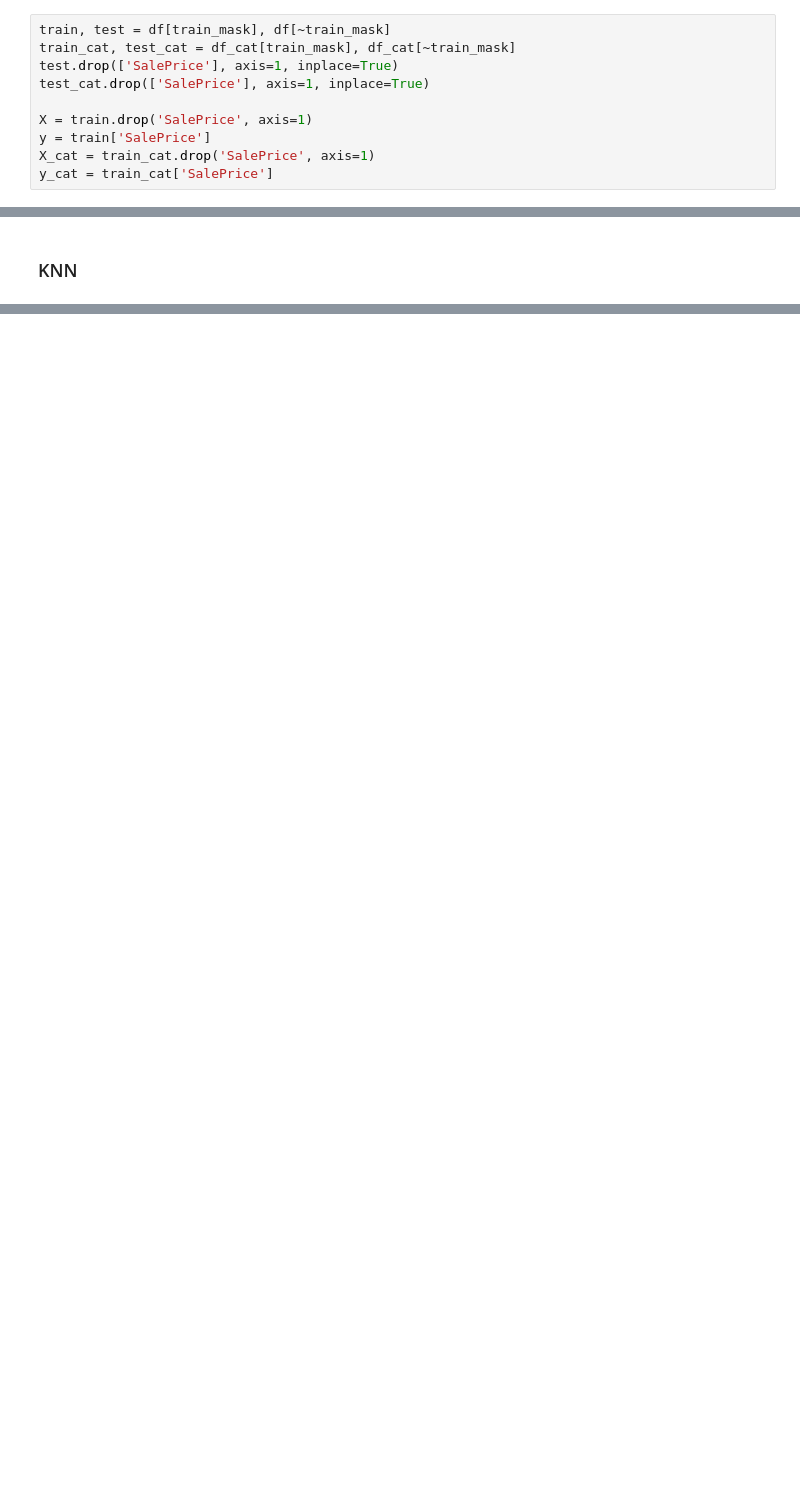
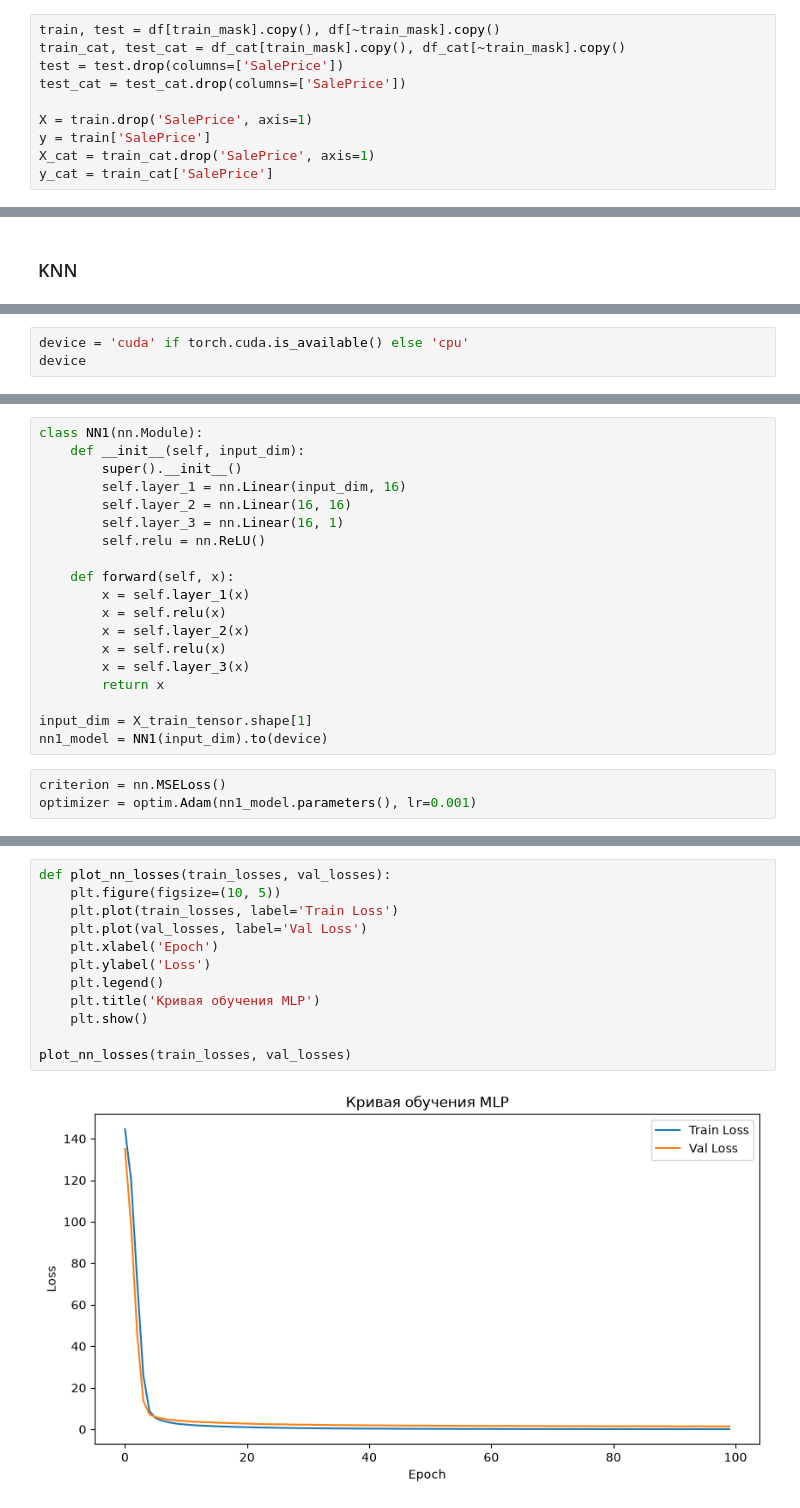
Before and after one commit to mukhamed-nnn/house_prices, a Jupyter notebook: eda.ipynb, the cells around one changed output, grey strips where cells are left out. Cells and saved outputs as stored; diff of their text form; blank space fills up the shorter version.

```diff
--- a/eda.ipynb
+++ b/eda.ipynb
@@ -236,10 +335,10 @@ df_cat = df.copy()
 df = pd.get_dummies(df, columns=ohe_features)
 df = target_encode_cv(df, train_mask, target_features, y=df.loc[train_mask, 'SalePrice'], cv=cv, smoothing=10)
 # %%
-train, test = df[train_mask], df[~train_mask]
-train_cat, test_cat = df_cat[train_mask], df_cat[~train_mask]
-test.drop(['SalePrice'], axis=1, inplace=True)
-test_cat.drop(['SalePrice'], axis=1, inplace=True)
+train, test = df[train_mask].copy(), df[~train_mask].copy()
+train_cat, test_cat = df_cat[train_mask].copy(), df_cat[~train_mask].copy()
+test = test.drop(columns=['SalePrice'])
+test_cat = test_cat.drop(columns=['SalePrice'])
 
 X = train.drop('SalePrice', axis=1)
 y = train['SalePrice']
@@ -362,0 +700,3 @@ lr_model = results_stage1['lr']['model']
+# %%
+device = 'cuda' if torch.cuda.is_available() else 'cpu'
+device
@@ -362,0 +719,22 @@ lr_model = results_stage1['lr']['model']
+# %%
+class NN1(nn.Module):
+    def __init__(self, input_dim):
+        super().__init__()
+        self.layer_1 = nn.Linear(input_dim, 16)
+        self.layer_2 = nn.Linear(16, 16)
+        self.layer_3 = nn.Linear(16, 1)
+        self.relu = nn.ReLU()
+
+    def forward(self, x):
+        x = self.layer_1(x)
+        x = self.relu(x)
+        x = self.layer_2(x)
+        x = self.relu(x)
+        x = self.layer_3(x)
+        return x
+
+input_dim = X_train_tensor.shape[1]
+nn1_model = NN1(input_dim).to(device)
+# %%
+criterion = nn.MSELoss()
+optimizer = optim.Adam(nn1_model.parameters(), lr=0.001)
@@ -362,0 +786,14 @@ lr_model = results_stage1['lr']['model']
+# %%
+def plot_nn_losses(train_losses, val_losses):
+    plt.figure(figsize=(10, 5))
+    plt.plot(train_losses, label='Train Loss')
+    plt.plot(val_losses, label='Val Loss')
+    plt.xlabel('Epoch')
+    plt.ylabel('Loss')
+    plt.legend()
+    plt.title('Кривая обучения MLP')
+    plt.show()
+
+plot_nn_losses(train_losses, val_losses)
+# %% [output]
+[figure, added]
```
Also changed, not shown: parts of 60 cells of this notebook, 2 other files.
